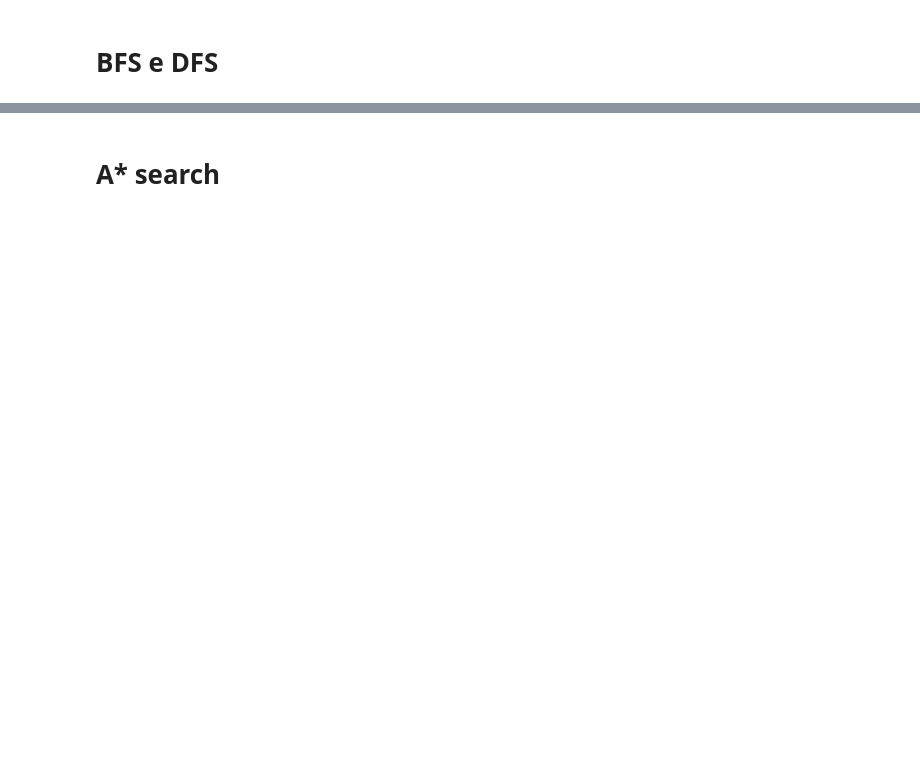
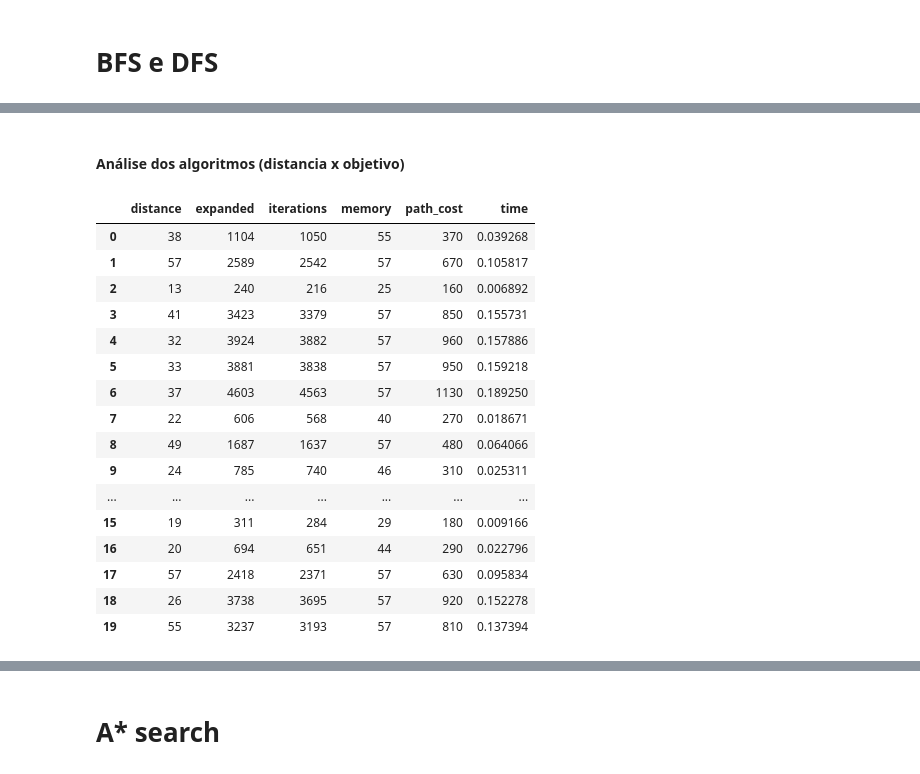
Before and after one commit to HeitorBRaymundo/mc906, a Jupyter notebook: Pacman Search.ipynb, the cells around one changed output, grey strips where cells are left out. Cells and saved outputs as stored; diff of their text form; code cells hidden in the pictures; blank space fills up the shorter version.

```diff
--- a/Pacman Search.ipynb
+++ b/Pacman Search.ipynb
@@ -252,0 +357,31 @@ class Statistics:
+# %%
+def manhattan_distance(pos1, pos2, w, h):
+    '''
+    Distancia de manhattan considerando regioes transversaveis
+    '''
+    x_distance = min(abs(pos1[0]-pos2[0]), abs(pos1[0]-(pos2[0]+w)), abs(pos1[0]-(pos2[0]-w)))
+    y_distance = min(abs(pos1[1]-pos2[1]), abs(pos1[1]-(pos2[1]+h)), abs(pos1[1]-(pos2[1]-h)))
+    return x_distance + y_distance
+# %%
+def random_analysis(maze, n_analysis, solver_function):
+    '''
+    Sorteia 'n_analysis' posicoes válidas do mapa 'maze' e resolve com a solver_function
+    :solver_function: lista com o primeiro elemento com ponteiro para a função para resolver o problema
+    e os proximos os parametros (excluindo o 'problem')
+    '''
+    statistics_list = []
+    i = 0
+    while i < n_analysis:
+        random_goal = (random.randrange(0, maze.w), random.randrange(0, maze.h))
+        # verifica se a posicao gerada pode ser considerada objetivo
+        if (maze.get(random_goal) in [PosType.FREE, PosType.COIN, PosType.B_COIN, PosType.GOAL]):
+            maze.goal_states = [random_goal]
+            distance = manhattan_distance(maze.initial_state, random_goal, maze.w, maze.h)
+            problem = MazePacmanProblem(maze)
+            statistics, node = solver_function[0](problem, *solver_function[1:])
+            statistics.distance = distance
+            #maze.plot_solution(node.solution())
+            statistics_list.append(statistics.items())
+            i = i + 1
+
+    return pd.DataFrame(statistics_list)
@@ -351,0 +474,24 @@ maze.print_solution(node.solution())
+# %% [markdown]
+#### Análise dos algoritmos (distancia x objetivo)
+# %%
+maze = Maze("mazes/simple_pattern_obstacles.txt")
+dataframe = random_analysis(maze, 20, [breadth_first_search])
+dataframe
+# %% [output]
+|  | distance | expanded | iterations | memory | path_cost | time |
+| 0 | 38 | 1104 | 1050 | 55 | 370 | 0.039268 |
+| 1 | 57 | 2589 | 2542 | 57 | 670 | 0.105817 |
+| 2 | 13 | 240 | 216 | 25 | 160 | 0.006892 |
+| 3 | 41 | 3423 | 3379 | 57 | 850 | 0.155731 |
+| 4 | 32 | 3924 | 3882 | 57 | 960 | 0.157886 |
+| 5 | 33 | 3881 | 3838 | 57 | 950 | 0.159218 |
+| 6 | 37 | 4603 | 4563 | 57 | 1130 | 0.189250 |
+| 7 | 22 | 606 | 568 | 40 | 270 | 0.018671 |
+| 8 | 49 | 1687 | 1637 | 57 | 480 | 0.064066 |
+| 9 | 24 | 785 | 740 | 46 | 310 | 0.025311 |
+| ... | ... | ... | ... | ... | ... | ... |
+| 15 | 19 | 311 | 284 | 29 | 180 | 0.009166 |
+| 16 | 20 | 694 | 651 | 44 | 290 | 0.022796 |
+| 17 | 57 | 2418 | 2371 | 57 | 630 | 0.095834 |
+| 18 | 26 | 3738 | 3695 | 57 | 920 | 0.152278 |
+| 19 | 55 | 3237 | 3193 | 57 | 810 | 0.137394 |
```
Also changed, not shown: parts of 23 cells of this notebook, 7 other files.
